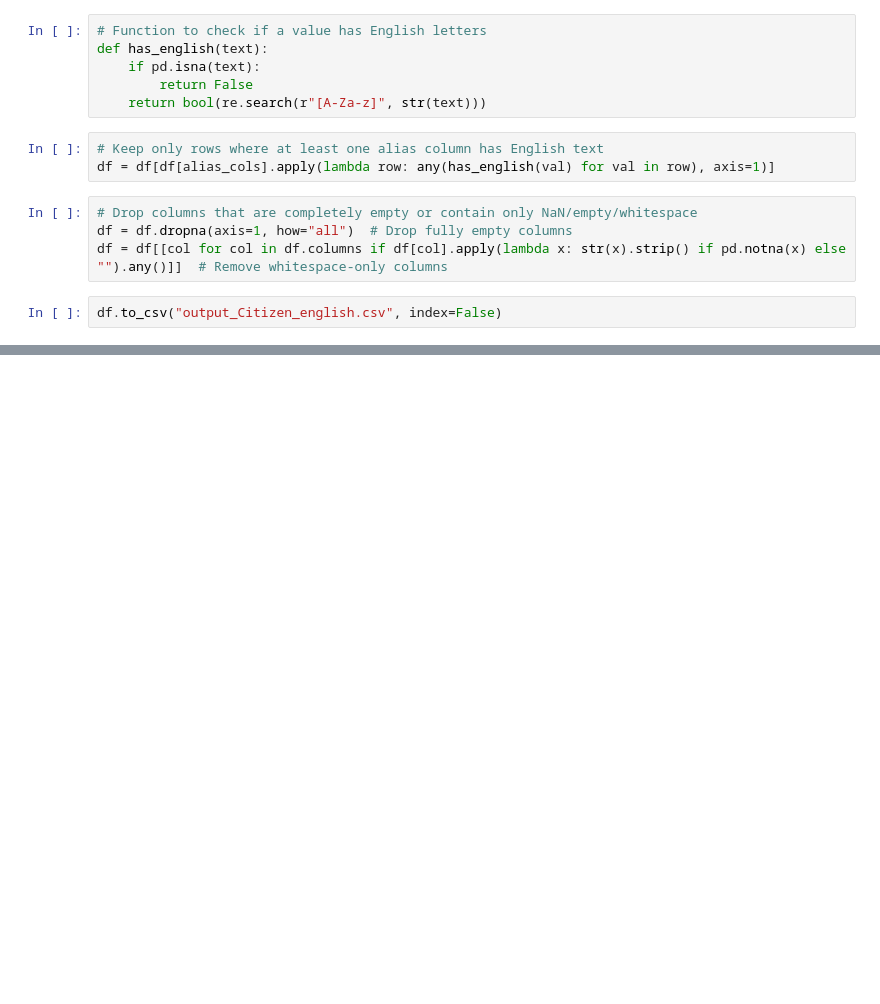
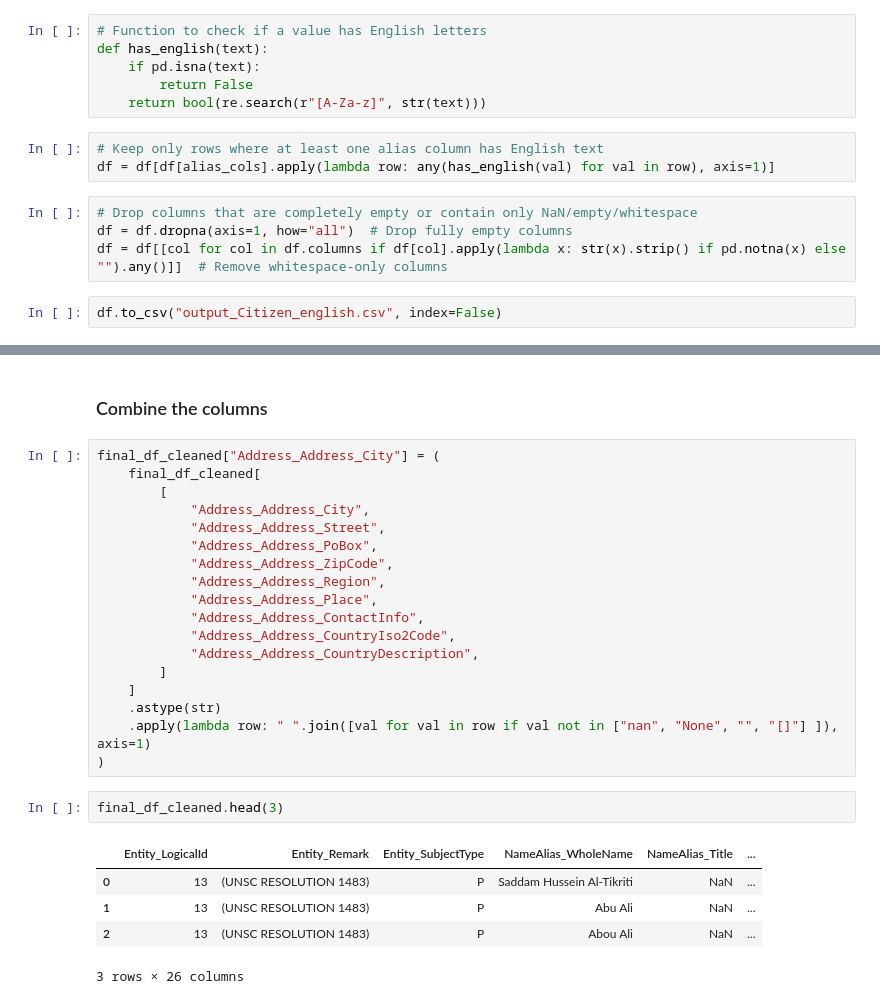
Before and after one commit to Mursalin1011/data-cleaning-sanction-list, a Jupyter notebook: eu_list/Eu-List_fix.ipynb, the cells around one changed output, grey strips where cells are left out. Drawn from its saved outputs; the diff is of its cells as text; blank space fills up the shorter version.

```diff
--- a/eu_list/Eu-List_fix.ipynb
+++ b/eu_list/Eu-List_fix.ipynb
@@ -153,0 +305,28 @@ df.to_csv("output_Citizen_english.csv", index=False)
+# %% [markdown]
+### Combine the columns
+# %%
+final_df_cleaned["Address_Address_City"] = (
+    final_df_cleaned[
+        [
+            "Address_Address_City",
+            "Address_Address_Street",
+            "Address_Address_PoBox",
+            "Address_Address_ZipCode",
+            "Address_Address_Region",
+            "Address_Address_Place",
+            "Address_Address_ContactInfo",
+            "Address_Address_CountryIso2Code",
+            "Address_Address_CountryDescription",
+        ]
+    ]
+    .astype(str)
+    .apply(lambda row: " ".join([val for val in row if val not in ["nan", "None", "", "[]"] ]), axis=1)
+)
+# %%
+final_df_cleaned.head(3)
+# %% [output]
+|  | Entity_LogicalId | Entity_Remark | Entity_SubjectType | NameAlias_WholeName | NameAlias_Title | ... |
+| 0 | 13 | (UNSC RESOLUTION 1483) | P | Saddam Hussein Al-Tikriti | NaN | ... |
+| 1 | 13 | (UNSC RESOLUTION 1483) | P | Abu Ali | NaN | ... |
+| 2 | 13 | (UNSC RESOLUTION 1483) | P | Abou Ali | NaN | ... |
+3 rows × 26 columns
```
Also changed, not shown: parts of 24 cells of this notebook, 12 other files.
